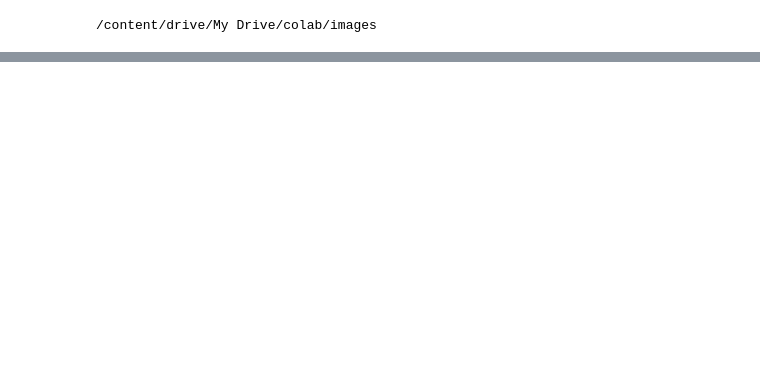
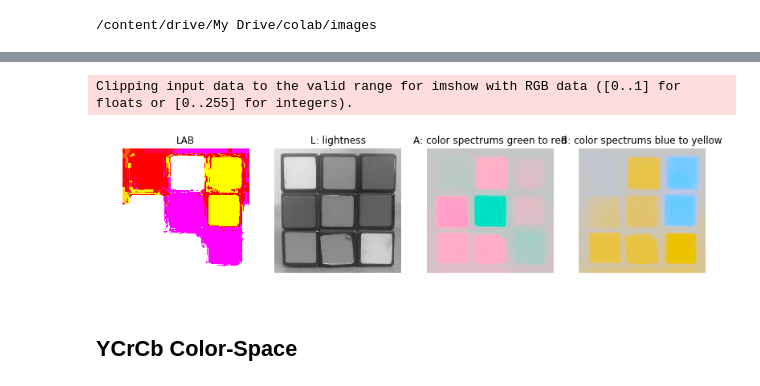
Before and after one commit to waltermayor/DigitalImageProcessing_colab, a Jupyter notebook: Clase2.ipynb, the cells around one changed output, grey strips where cells are left out. Drawn from its saved outputs; the diff is of its cells as text; code cells hidden in the pictures; blank space fills up the shorter version.

```diff
--- a/Clase2.ipynb
+++ b/Clase2.ipynb
@@ -83,0 +129,41 @@ plt.show()
+# %%
+from skimage.color import rgb2lab, lab2rgb
+def one_chanel_LAB_convert_to_RGB(image,idim):
+    '''
+    image is a single lab image of shape (None,None,3)
+    '''
+    z = np.zeros(image.shape)
+    if idim != 0 :
+        z[:,:,0]=80 ## I need brightness to plot the image along 1st or 2nd axis
+    z[:,:,idim] = image[:,:,idim]
+    z = lab2rgb(z)
+    return(z)
+# %%
+#img_BGR *= 1./255;
+img_LAB=cv2.cvtColor(img_BGR, cv2.COLOR_BGR2RGB);
+img_LAB=rgb2lab(img_LAB)
+
+count = 1
+plt.figure(figsize=(13,4))
+
+plt.subplot(1,4,1)
+plt.imshow(img_LAB), plt.title("LAB"),plt.axis("off")
+
+plt.subplot(1,4,2)
+lab_rgb_gray = one_chanel_LAB_convert_to_RGB(img_LAB,0)
+plt.imshow(lab_rgb_gray), plt.title("L: lightness"),plt.axis("off")
+
+plt.subplot(1,4,3)
+lab_rgb_gray = one_chanel_LAB_convert_to_RGB(img_LAB,1)
+plt.imshow(lab_rgb_gray), plt.title("A: color spectrums green to red"),plt.axis("off")
+
+plt.subplot(1,4,4)
+lab_rgb_gray = one_chanel_LAB_convert_to_RGB(img_LAB,2)
+plt.imshow(lab_rgb_gray), plt.title("B: color spectrums blue to yellow"),plt.axis("off")
+
+plt.show()
+# %% [output]
+Clipping input data to the valid range for imshow with RGB data ([0..1] for floats or [0..255] for integers).
+[figure, added]
+# %% [markdown]
+## **YCrCb Color-Space**
```
Also changed, not shown: parts of 16 cells of this notebook.
